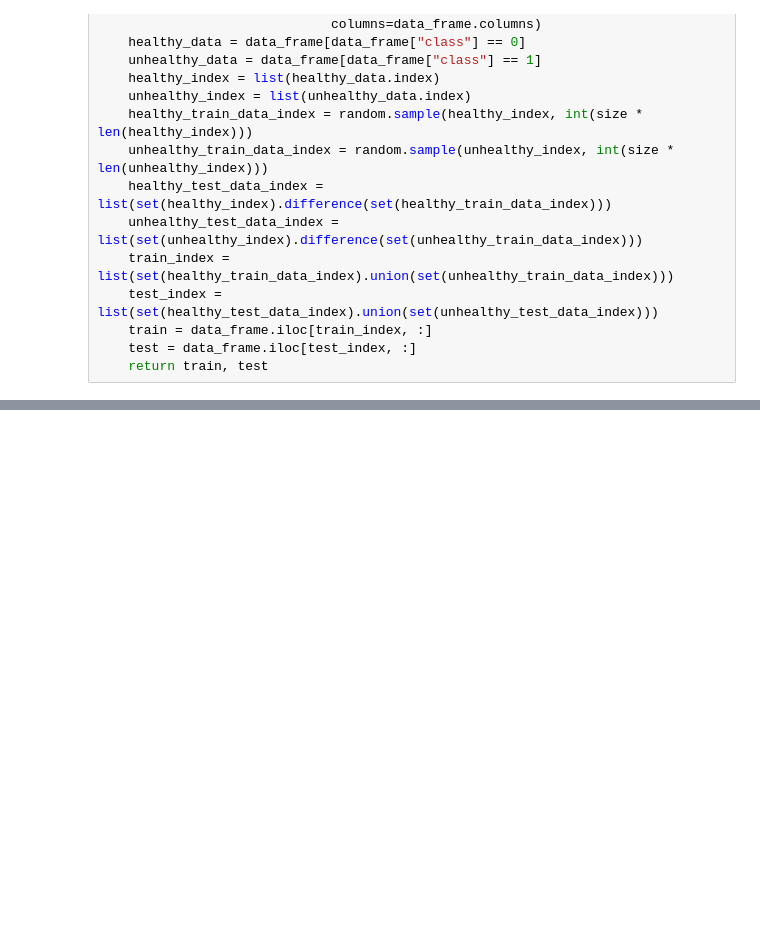
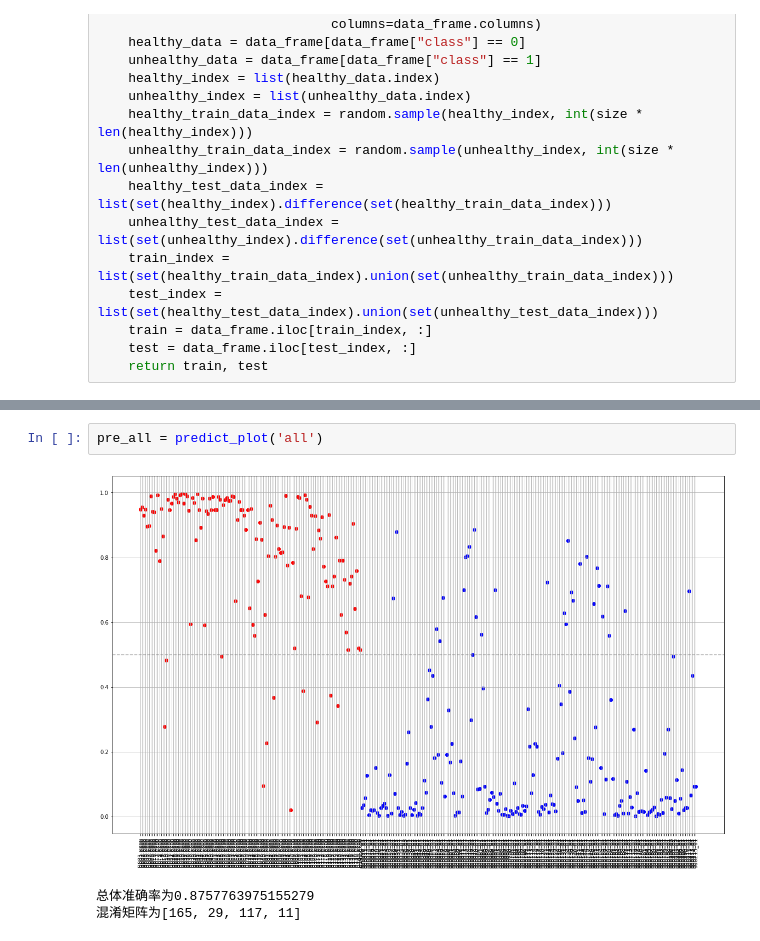
Before and after one commit to PyDarren/PLT_back, a Jupyter notebook: lung_cancer_classifier/SVC_model.ipynb, the cells around one changed output, grey strips where cells are left out. Saved outputs shown, nothing was run; the diff lists cells and outputs as text; blank space fills up the shorter version.

```diff
--- a/lung_cancer_classifier/SVC_model.ipynb
+++ b/lung_cancer_classifier/SVC_model.ipynb
@@ -155,0 +193,6 @@ array([0, 0, 0, 0, 0, 0, 0, 0, 0, 0, 0, 0, 0, 0, 0, 0, 0, 0, 0, 0, 0, 1,
+# %%
+pre_all = predict_plot('all')
+# %% [output]
+[figure, added]
+总体准确率为0.8757763975155279
+混淆矩阵为[165, 29, 117, 11]
```
Also changed, not shown: parts of 20 cells of this notebook, 8 other files.
